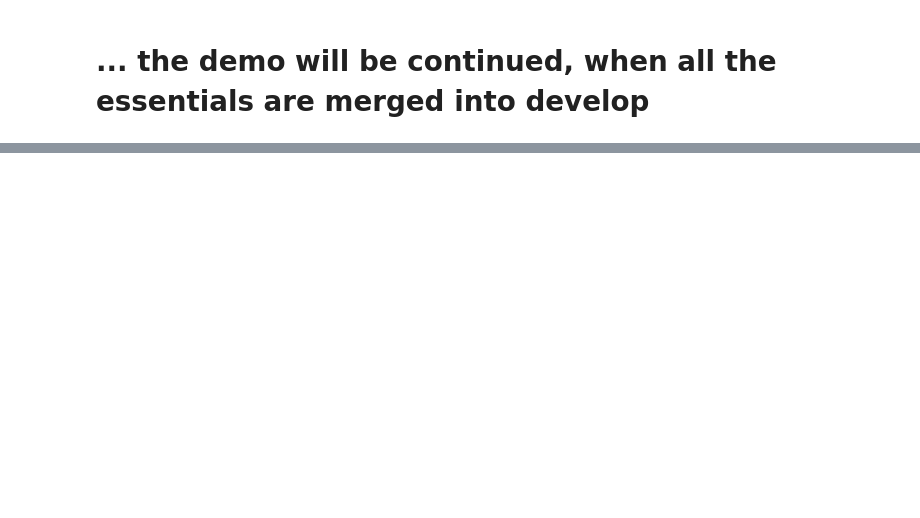
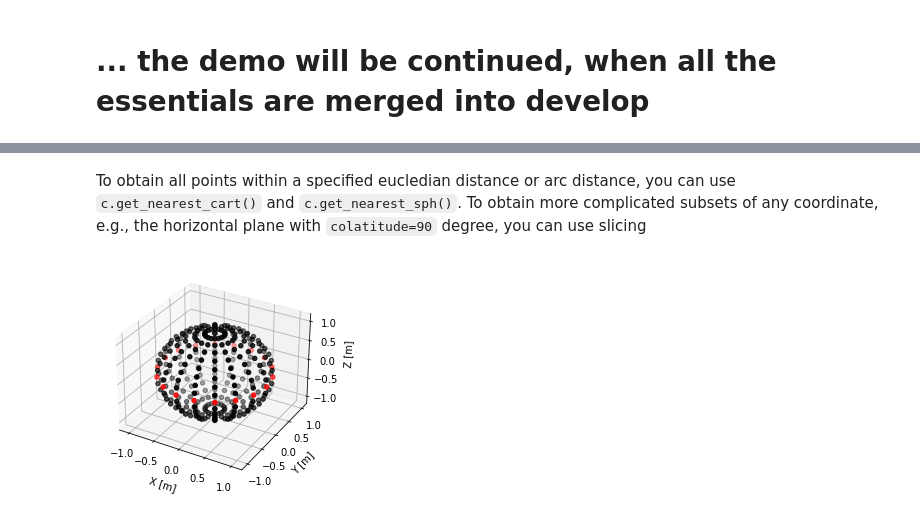
Before and after one commit to pyfar/pyfar, a Jupyter notebook: examples/haiopy_demo.ipynb, the cells around one changed output, grey strips where cells are left out. Drawn from its saved outputs; the diff is of its cells as text; code cells hidden in the pictures; blank space fills up the shorter version.

```diff
--- a/examples/haiopy_demo.ipynb
+++ b/examples/haiopy_demo.ipynb
@@ -25,0 +97,6 @@ x
+# %% [markdown]
+To obtain all points within a specified eucledian distance or arc distance, you can use `c.get_nearest_cart()` and `c.get_nearest_sph()`. To obtain more complicated subsets of any coordinate, e.g., the horizontal plane with `colatitude=90` degree, you can use slicing
+# %%
+mask_hor = c.get_slice('colatitude', 'deg', 90, show=True)
+# %% [output]
+[figure, added]
```
Also changed, not shown: parts of 16 cells of this notebook.
